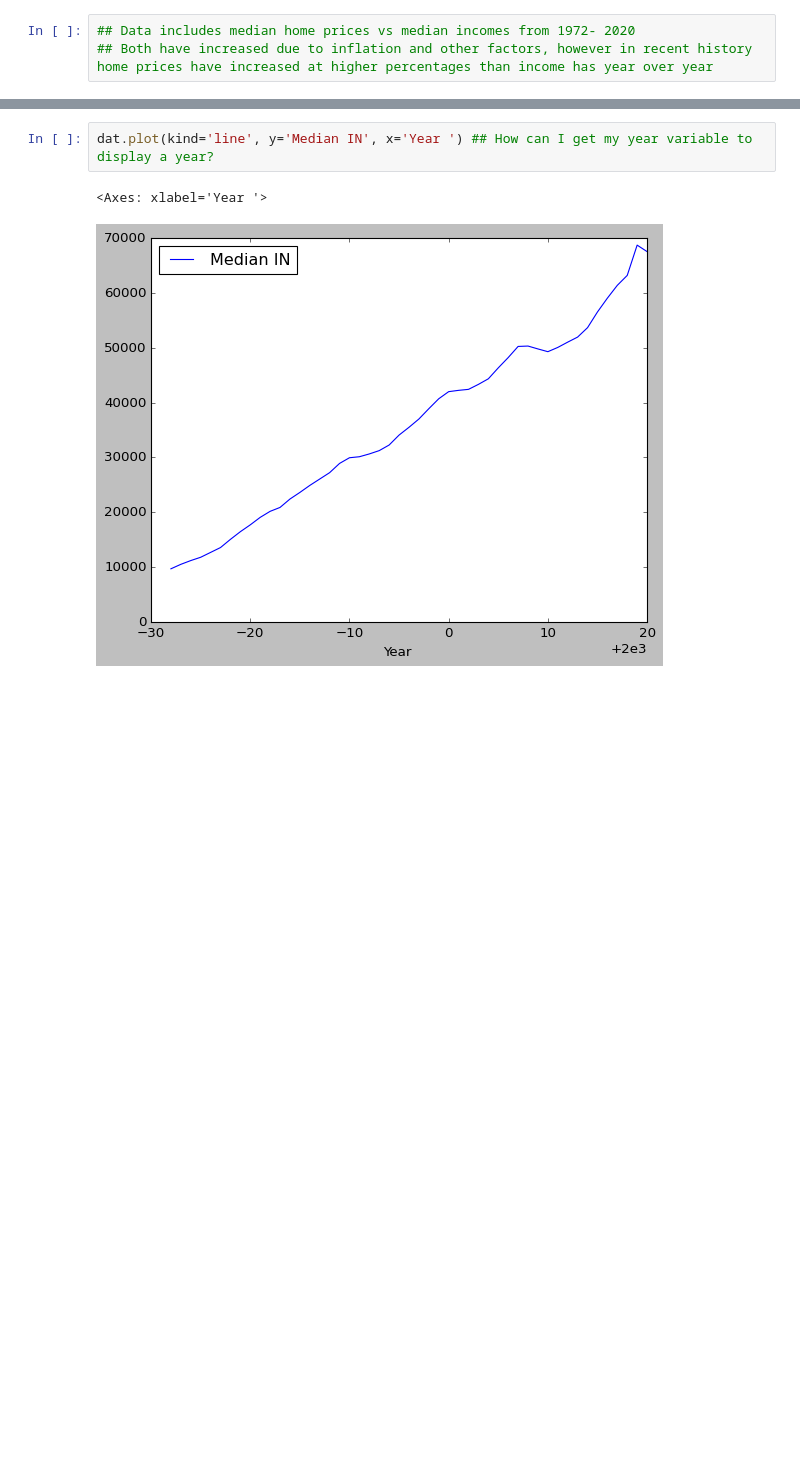
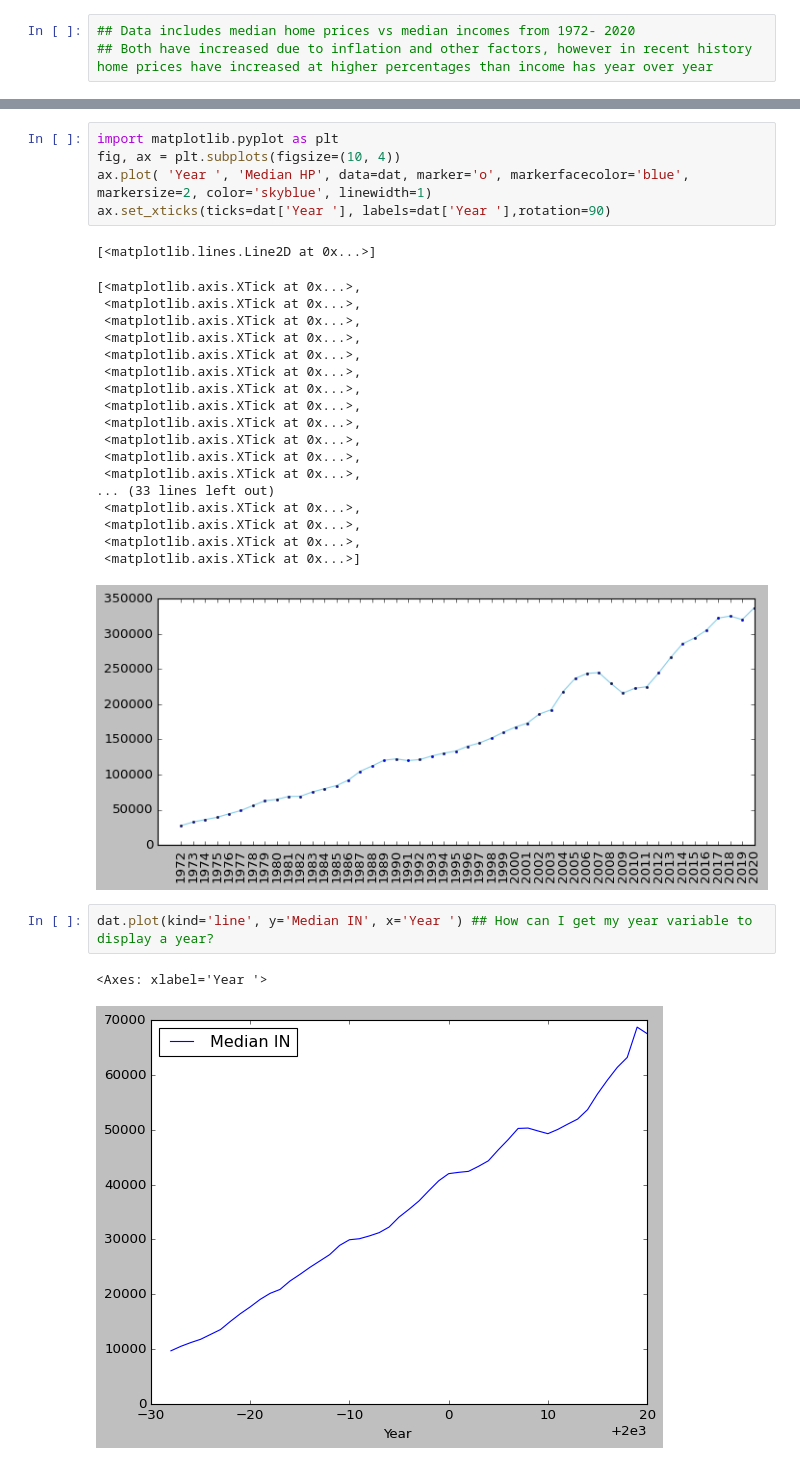
Before and after one commit to jmccahill5/datman, a Jupyter notebook: PS1.ipynb, the cells around one changed output, grey strips where cells are left out. Drawn from its saved outputs; the diff is of its cells as text; blank space fills up the shorter version.

```diff
--- a/PS1.ipynb
+++ b/PS1.ipynb
@@ -101,3 +129,28 @@ dat.plot(kind='line', y='Median HP', x='Year ') ## How can I get my year variabl
+# %%
+import matplotlib.pyplot as plt
+fig, ax = plt.subplots(figsize=(10, 4))
+ax.plot( 'Year ', 'Median HP', data=dat, marker='o', markerfacecolor='blue', markersize=2, color='skyblue', linewidth=1)
+ax.set_xticks(ticks=dat['Year '], labels=dat['Year '],rotation=90)
+# %% [output]
+[<matplotlib.lines.Line2D at 0x...>]
+[<matplotlib.axis.XTick at 0x...>,
+ <matplotlib.axis.XTick at 0x...>,
+ <matplotlib.axis.XTick at 0x...>,
+ <matplotlib.axis.XTick at 0x...>,
+ <matplotlib.axis.XTick at 0x...>,
+ <matplotlib.axis.XTick at 0x...>,
+ <matplotlib.axis.XTick at 0x...>,
+ <matplotlib.axis.XTick at 0x...>,
+ <matplotlib.axis.XTick at 0x...>,
+ <matplotlib.axis.XTick at 0x...>,
+ <matplotlib.axis.XTick at 0x...>,
+ <matplotlib.axis.XTick at 0x...>,
+... (33 lines left out)
+ <matplotlib.axis.XTick at 0x...>,
+ <matplotlib.axis.XTick at 0x...>,
+ <matplotlib.axis.XTick at 0x...>,
+ <matplotlib.axis.XTick at 0x...>]
+[figure, added]
 # %%
 dat.plot(kind='line', y='Median IN', x='Year ') ## How can I get my year variable to display a year?
 # %% [output]
```
Also changed, not shown: parts of 3 cells of this notebook.
